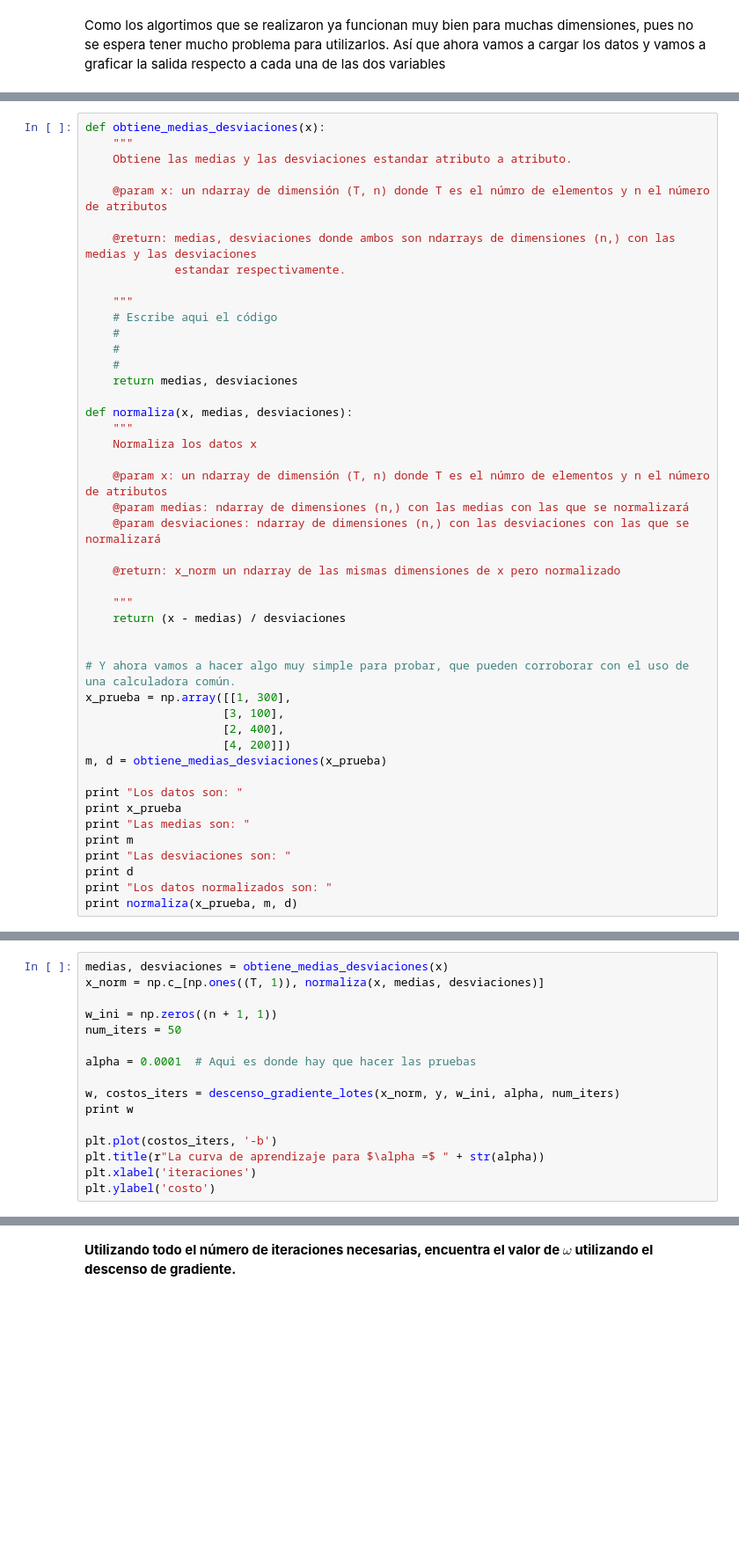
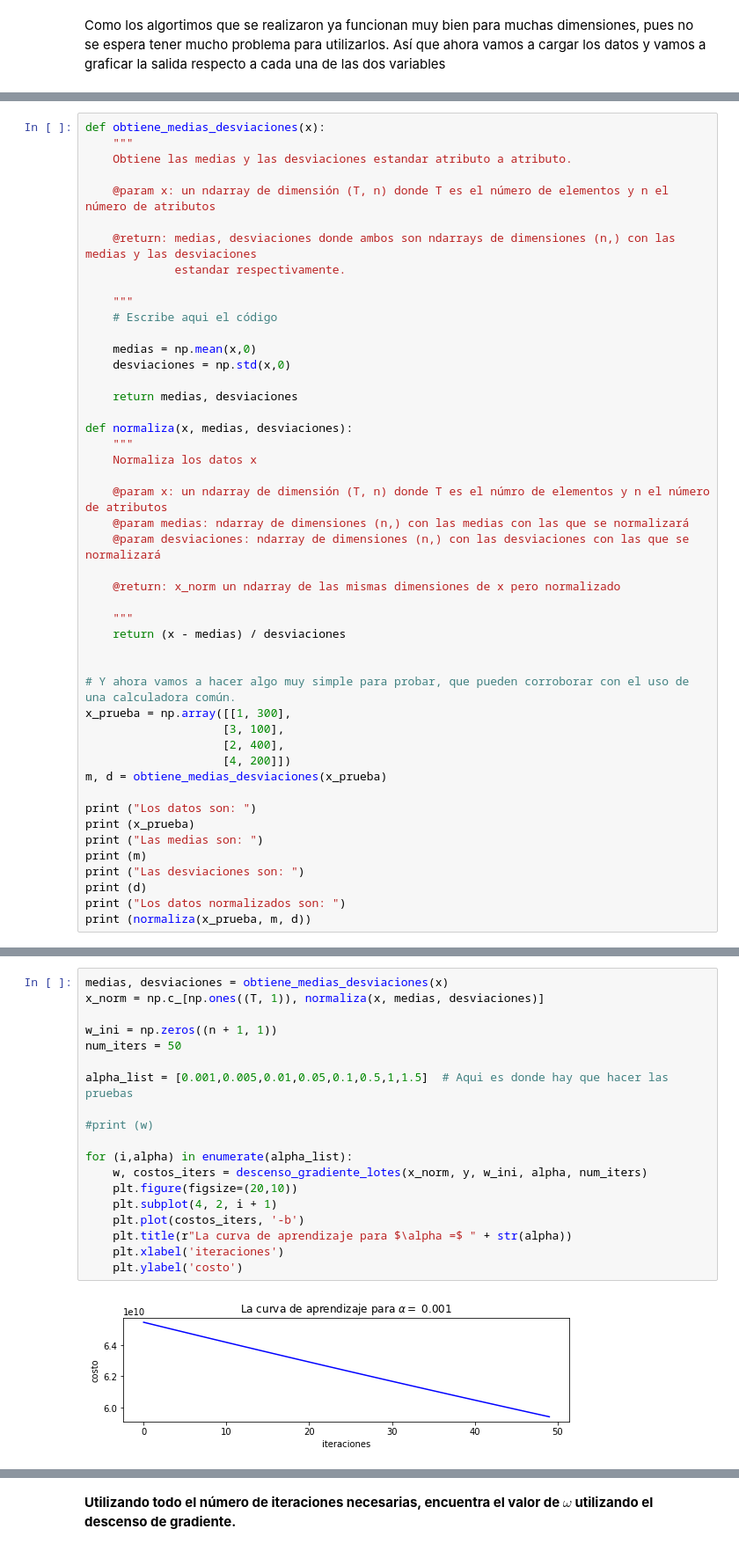
Before and after one commit to Miguelrom/MLS, a Jupyter notebook: regresion_lineal.ipynb, the cells around one changed output, grey strips where cells are left out. Shown at 88% size. Saved outputs shown, nothing was run; the diff lists cells and outputs as text; blank space fills up the shorter version.

```diff
--- a/regresion_lineal.ipynb
+++ b/regresion_lineal.ipynb
@@ -264,16 +297,17 @@ def obtiene_medias_desviaciones(x):
     """
     Obtiene las medias y las desviaciones estandar atributo a atributo.
 
-    @param x: un ndarray de dimensión (T, n) donde T es el númro de elementos y n el número de atributos
+    @param x: un ndarray de dimensión (T, n) donde T es el número de elementos y n el número de atributos
 
     @return: medias, desviaciones donde ambos son ndarrays de dimensiones (n,) con las medias y las desviaciones
              estandar respectivamente.
 
     """
     # Escribe aqui el código
-    #
-    #
-    #
+
+    medias = np.mean(x,0)
+    desviaciones = np.std(x,0)
+
     return medias, desviaciones
 
 def normaliza(x, medias, desviaciones):
@@ -297,11 +331,11 @@ x_prueba = np.array([[1, 300],
                     [4, 200]])
 m, d = obtiene_medias_desviaciones(x_prueba)
 
-print "Los datos son: "
-print x_prueba
-print "Las medias son: "
-print m
-print "Las desviaciones son: "
-print d
-print "Los datos normalizados son: "
-print normaliza(x_prueba, m, d)
+print ("Los datos son: ")
+print (x_prueba)
+print ("Las medias son: ")
+print (m)
+print ("Las desviaciones son: ")
+print (d)
+print ("Los datos normalizados son: ")
+print (normaliza(x_prueba, m, d))
@@ -312,16 +361,21 @@ Listo, entonces ya podemos hacer descenso de gradiente, o casi. El problema es q
 # %%
 medias, desviaciones = obtiene_medias_desviaciones(x)
 x_norm = np.c_[np.ones((T, 1)), normaliza(x, medias, desviaciones)]
 
 w_ini = np.zeros((n + 1, 1))
 num_iters = 50
 
-alpha = 0.0001  # Aqui es donde hay que hacer las pruebas
+alpha_list = [0.001,0.005,0.01,0.05,0.1,0.5,1,1.5]  # Aqui es donde hay que hacer las pruebas
 
-w, costos_iters = descenso_gradiente_lotes(x_norm, y, w_ini, alpha, num_iters)
-print w
+#print (w)
 
-plt.plot(costos_iters, '-b')
-plt.title(r"La curva de aprendizaje para $\alpha =$ " + str(alpha))
-plt.xlabel('iteraciones')
-plt.ylabel('costo')
+for (i,alpha) in enumerate(alpha_list):
+    w, costos_iters = descenso_gradiente_lotes(x_norm, y, w_ini, alpha, num_iters)
+    plt.figure(figsize=(20,10))
+    plt.subplot(4, 2, i + 1)
+    plt.plot(costos_iters, '-b')
+    plt.title(r"La curva de aprendizaje para $\alpha =$ " + str(alpha))
+    plt.xlabel('iteraciones')
+    plt.ylabel('costo')
+# %% [output]
+[figure, added]
```
Also changed, not shown: parts of 20 cells of this notebook.
